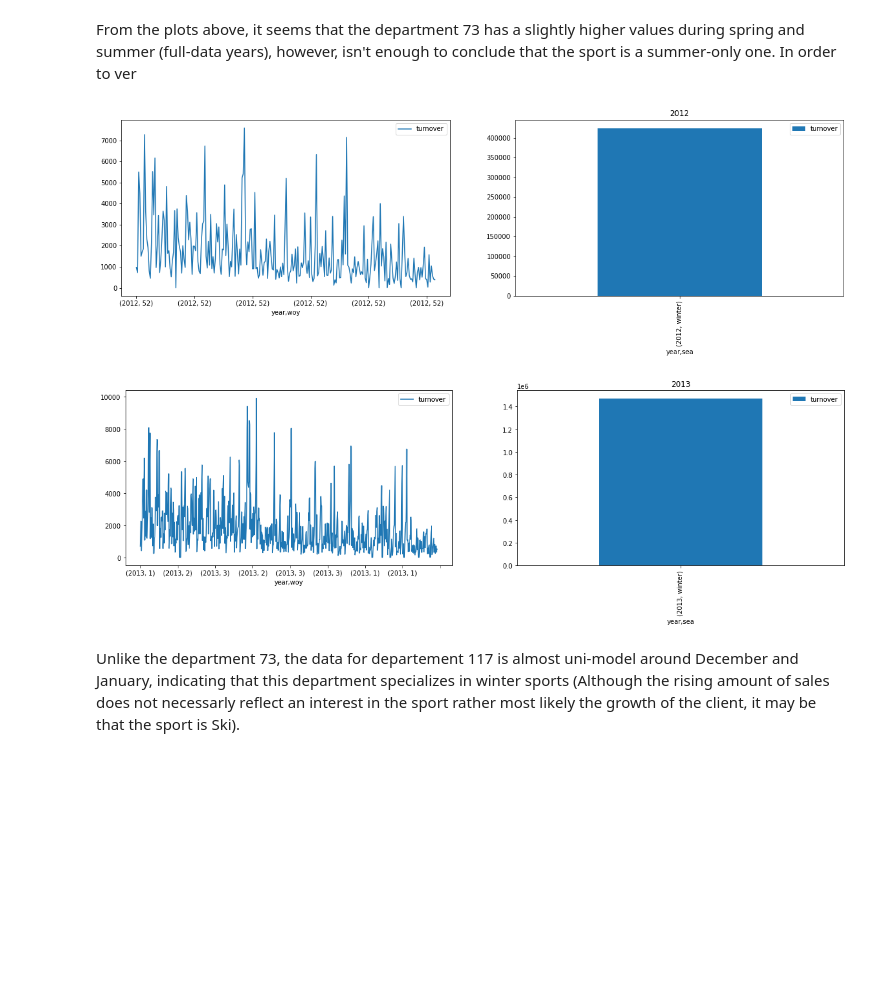
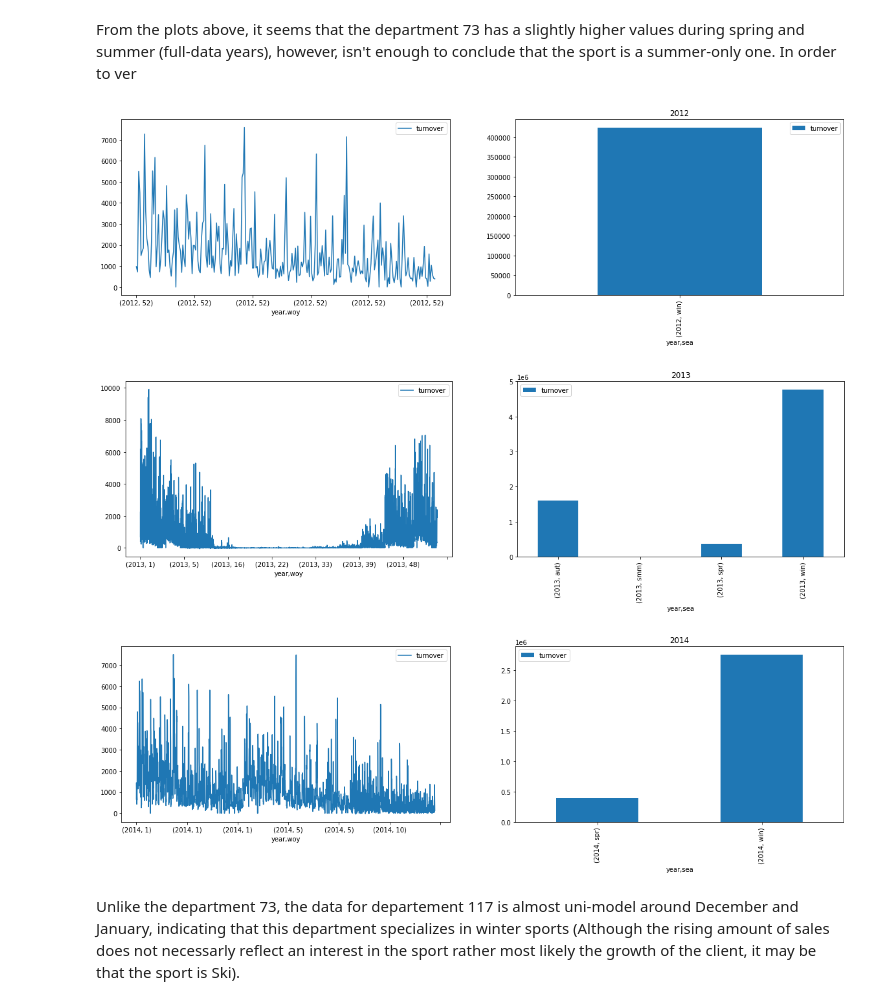
Before and after one commit to YKritet/Decathlon_ML_test, a Jupyter notebook: notebook.ipynb, the cells around one changed output. Drawn from its saved outputs; the diff is of its cells as text; code cells hidden in the pictures; blank space fills up the shorter version.

```diff
--- a/notebook.ipynb
+++ b/notebook.ipynb
@@ -172,7 +172,7 @@ While a model that uses the numerical features of the training data is logically
 # %% [markdown]
 ### Limit data for training
 # %%
-limit_row = int(322*4*52*1/256)
+limit_row = int(322*4*52)
 df_train.loc[:, 'day_id'] = pd.to_datetime(df_train['day_id'])
 df_train = df_train.sort_values(by='day_id').iloc[:limit_row,:]
 # %% [markdown]
@@ -199,20 +199,27 @@ columns_mapping = {
                   "zod_idr_zone_dgr"      : "zod"
                  }
 # %%
-# Roughly
-mapping = {'win': [49,50,51,52] + list(range(0,9)),
-           'spr': list(range(9,22)),
-           'smm': list(range(22,35)),
-           'aut': list(range(35,49))}
+def season_col(df, woy):
+    """
+    Adds 4 columns corresponding to the season
+    """
+    # Roughly
+    mapping = {'win': [49,50,51,52] + list(range(0,9)),
+              'spr': list(range(9,22)),
+              'smm': list(range(22,35)),
+              'aut': list(range(35,49))}
 
-mapping = {i: season for i in range(53) for season in mapping.keys() if i in mapping[season]}
+    for key, value in mapping.items():
+       df.loc[:, key] = (df[woy].isin(value)).astype(int)
+
+    return df
 # %%
 df_train = process_date_col(df_train).rename(columns = columns_mapping, inplace = False)
 df_feat = df_feat.rename(columns = columns_mapping, inplace = False)
 # %%
 df_train = df_train.merge(df_feat, on='bun', how='left').sort_values(by=['year', 'month', 'bun', 'dep']).reset_index()
 # %%
-df_train = season_col(df_train, 'woy', mapping)
+df_train = season_col(df_train, 'woy')
 # %%
 features = ['year', 'month', 'woy', 'bun', 'dep', 'win', 'spr', 'smm', 'aut', 'lat', 'lon', 'reg', 'zod']
 target = ['turnover']
@@ -282,8 +289,10 @@ years = list(df_train['year'].unique())
 # %%
 for year in years:
     fig, axes = plt.subplots(nrows=1, ncols=2, figsize=(20,5))
-    sample_1 = df_train.loc[(df_train['dep']==73)&(df_train['year']==year), :].set_index(['year', 'woy'])
-    sample_2 = df_train.loc[(df_train['dep']==73)&(df_train['year']==year), :].groupby(['year', 'sea']).sum()
+    sample =  df_train.loc[(df_train['dep']==73)&(df_train['year']==year), :].copy()
+    sample.loc[:, 'sea'] = sample[['win', 'spr', 'smm', 'aut']].fillna(0).idxmax(1)
+    sample_1 = sample.set_index(['year', 'woy'])
+    sample_2 = sample.groupby(['year', 'sea']).sum()
     sample_1.plot(ax=axes[0], y='turnover')
     sample_2.plot(ax=axes[1], y='turnover', kind='bar')
     plt.title(f'{year}')
@@ -295,14 +305,17 @@ From the plots above, it seems that the department 73 has a slightly higher valu
 # %%
 for year in years:
     fig, axes = plt.subplots(nrows=1, ncols=2, figsize=(20,5))
-    sample_1 = df_train.loc[(df_train['dep']==117)&(df_train['year']==year), :].set_index(['year', 'woy'])
-    sample_2 = df_train.loc[(df_train['dep']==117)&(df_train['year']==year), :].groupby(['year', 'sea']).sum()
+    sample =  df_train.loc[(df_train['dep']==117)&(df_train['year']==year), :].copy()
+    sample.loc[:, 'sea'] = sample[['win', 'spr', 'smm', 'aut']].fillna(0).idxmax(1)
+    sample_1 = sample.set_index(['year', 'woy'])
+    sample_2 = sample.groupby(['year', 'sea']).sum()
     sample_1.plot(ax=axes[0], y='turnover')
     sample_2.plot(ax=axes[1], y='turnover', kind='bar')
     plt.title(f'{year}')
 # %% [output]
-[figure, old version]
+[figure, new version]
-[figure, old version]
+[figure, new version]
+[figure, added]
 # %% [markdown]
 Unlike the department 73, the data for departement 117 is almost uni-model around December and January, indicating that this department specializes in winter sports (Although the rising amount of sales does not necessarly reflect an interest in the sport rather most likely the growth of the client, it may be that the sport is Ski).
 # %%
```
Also changed, not shown: parts of 46 cells of this notebook.
